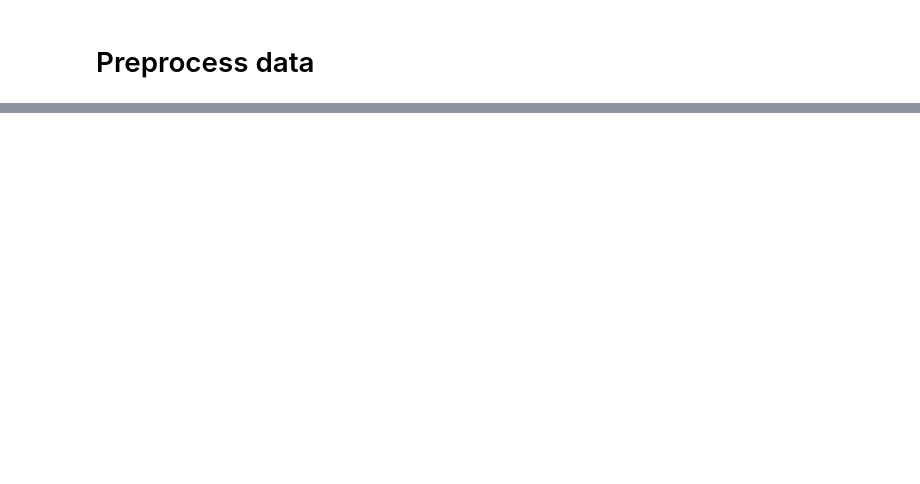
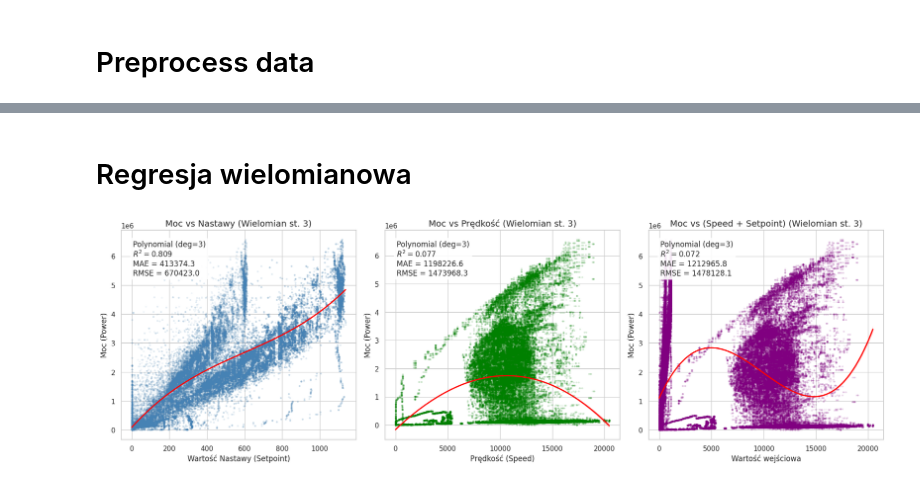
Before and after one commit to mechasB/Feed_Forward_Motor_Project, a Jupyter notebook: src/regression_method.ipynb, the cells around one changed output, grey strips where cells are left out. Cells and saved outputs as stored; diff of their text form; code cells hidden in the pictures; blank space fills up the shorter version.

```diff
--- a/src/regression_method.ipynb
+++ b/src/regression_method.ipynb
@@ -80,0 +325,77 @@ Success! New file saved to: ../data/final_data.csv
+# %% [markdown]
+# Regresja wielomianowa
+# %%
+# Upewniamy się, że styl jest ustawiony
+sns.set_theme(style="whitegrid")
+
+# Sprawdzenie czy dane są wczytane
+if 'merged' not in locals():
+    try:
+        merged = pd.read_csv('final_data.csv')
+    except:
+        print("Brak danych. Uruchom najpierw blok wczytywania danych.")
+
+# --- 1. PRZYGOTOWANIE DANYCH AGREGOWANYCH
+X_setpoints = pd.concat([merged['setpoint_fr'], merged['setpoint_rl'], merged['setpoint_rr']], ignore_index=True)
+Y_setpoints = pd.concat([merged['power'], merged['power'], merged['power']], ignore_index=True)
+
+X_speeds = pd.concat([merged['speed_fr'], merged['speed_rl'], merged['speed_rr']], ignore_index=True)
+Y_speeds = pd.concat([merged['power'], merged['power'], merged['power']], ignore_index=True)
+
+X_all = pd.concat([X_setpoints, X_speeds], ignore_index=True)
+Y_all = pd.concat([Y_setpoints, Y_speeds], ignore_index=True)
+
+# --- 2. FUNKCJA POMOCNICZA DLA WIELOMIANÓW
+def plot_poly3_with_metrics(x_data, y_data, ax, color, title, xlabel):
+    # 1. Budowa i trenowanie modelu wielomianowego (stopień 3)
+    X_reshaped = x_data.values.reshape(-1, 1)
+
+    # Pipeline: Tworzy cechy wielomianowe
+    degree = 3
+    model = make_pipeline(PolynomialFeatures(degree=degree), LinearRegression())
+    model.fit(X_reshaped, y_data)
+    y_pred = model.predict(X_reshaped)
+
+    # 2. Obliczenie metryk
+    r2 = r2_score(y_data, y_pred)
+    mae = mean_absolute_error(y_data, y_pred)
+    rmse = np.sqrt(mean_squared_error(y_data, y_pred))
+
+    # 3. Rysowanie wykresu z dopasowaniem wielomianowym (order=3)
+    sns.regplot(x=x_data, y=y_data, ax=ax, order=degree,
+                scatter_kws={'alpha': 0.05, 'color': color, 's': 5},
+                line_kws={'color': 'red', 'linewidth': 2})
+
+    # 4. Dodanie ramki z wynikami
+    stats_text = (f"Polynomial (deg={degree})\n"
+                  f"$R^2 = {r2:.3f}$\n"
+                  f"MAE = {mae:.1f}\n"
+                  f"RMSE = {rmse:.1f}")
+
+    ax.text(0.05, 0.95, stats_text, transform=ax.transAxes, fontsize=12,
+            verticalalignment='top', bbox=dict(boxstyle='round', facecolor='white', alpha=0.9))
+
+    ax.set_title(title, fontsize=14)
+    ax.set_xlabel(xlabel)
+    ax.set_ylabel('Moc (Power)')
+
+
+# --- 3. RYSOWANIE WYKRESÓW ---
+fig, axes = plt.subplots(1, 3, figsize=(18, 6))
+
+# Wykres 1: Moc vs Nastawy (Wielomian 3 stopnia)
+plot_poly3_with_metrics(X_setpoints, Y_setpoints, axes[0], 'steelblue',
+                       'Moc vs Nastawy (Wielomian st. 3)', 'Wartość Nastawy (Setpoint)')
+
+# Wykres 2: Moc vs Prędkości (Wielomian 3 stopnia)
+plot_poly3_with_metrics(X_speeds, Y_speeds, axes[1], 'green',
+                       'Moc vs Prędkość (Wielomian st. 3)', 'Prędkość (Speed)')
+
+# Wykres 3: Moc vs (Speed + Setpoint) (Wielomian 3 stopnia)
+plot_poly3_with_metrics(X_all, Y_all, axes[2], 'purple',
+                       'Moc vs (Speed + Setpoint) (Wielomian st. 3)', 'Wartość wejściowa')
+
+plt.tight_layout()
+plt.show()
+# %% [output]
+[figure, added]
```
Also changed, not shown: parts of 8 cells of this notebook.
